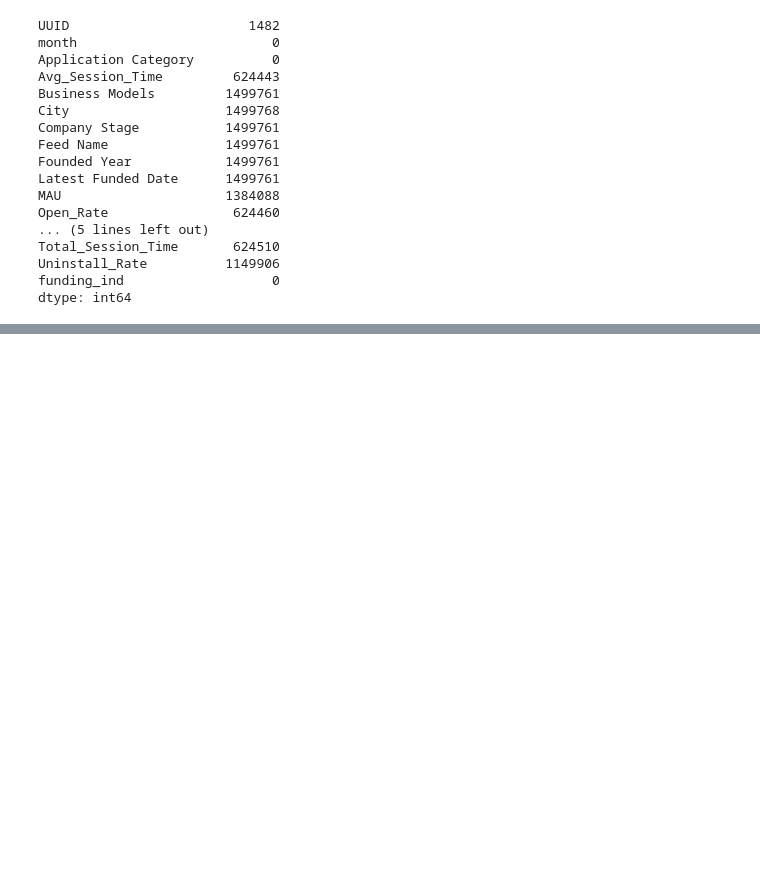
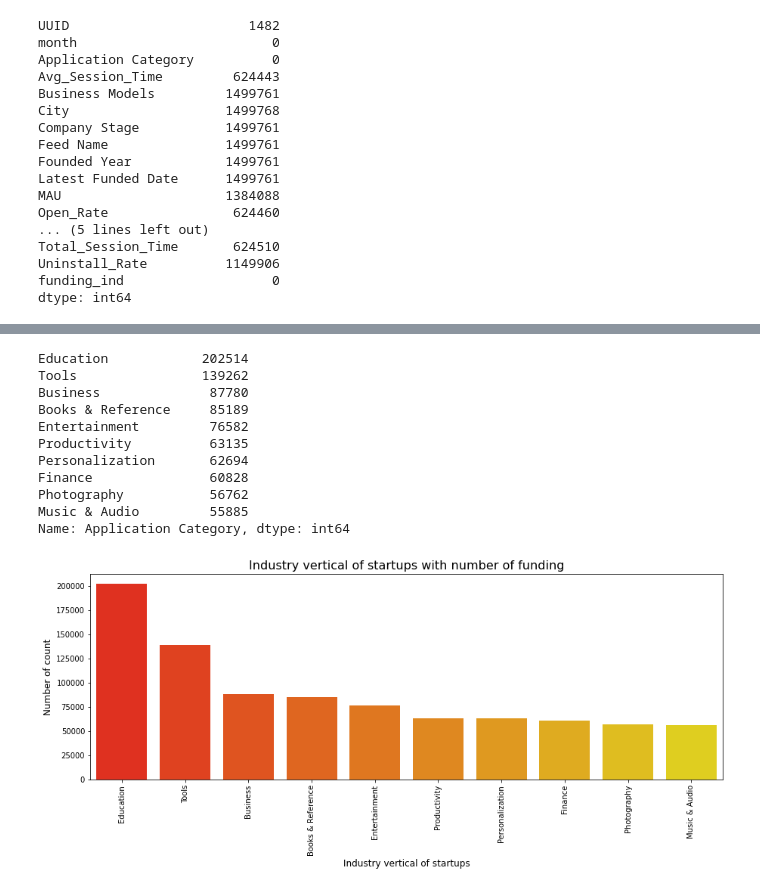
Before and after one commit to rajeshmore1/Capstone-Project-4, a Jupyter notebook: Rajesh_More_Team5_Capstone_Project_4.ipynb, the cells around one changed output, grey strips where cells are left out. Cells and saved outputs as stored; diff of their text form; code cells hidden in the pictures; blank space fills up the shorter version.

```diff
--- a/Rajesh_More_Team5_Capstone_Project_4.ipynb
+++ b/Rajesh_More_Team5_Capstone_Project_4.ipynb
@@ -408,0 +598,30 @@ dtype: int64
+# %%
+# lets analyze the Industry of the Startups
+
+# data cleaning
+df['Application Category'] = df['Application Category'].replace('nan', 'Consumer Technology')
+
+industry = df['Application Category'].value_counts().head(10)
+print(industry)
+
+# lets plot the data
+plt.rcParams['figure.figsize'] = (15, 5)
+sns.barplot(industry.index, industry.values, palette = 'autumn')
+plt.xticks(rotation='vertical')
+plt.xlabel('Industry vertical of startups', fontsize=12)
+plt.ylabel('Number of count', fontsize=12)
+plt.title("Industry vertical of startups with number of funding", fontsize=16)
+plt.show()
+# %% [output]
+Education            202514
+Tools                139262
+Business              87780
+Books & Reference     85189
+Entertainment         76582
+Productivity          63135
+Personalization       62694
+Finance               60828
+Photography           56762
+Music & Audio         55885
+Name: Application Category, dtype: int64
+[figure, added]
```
Also changed, not shown: parts of 35 cells of this notebook.
